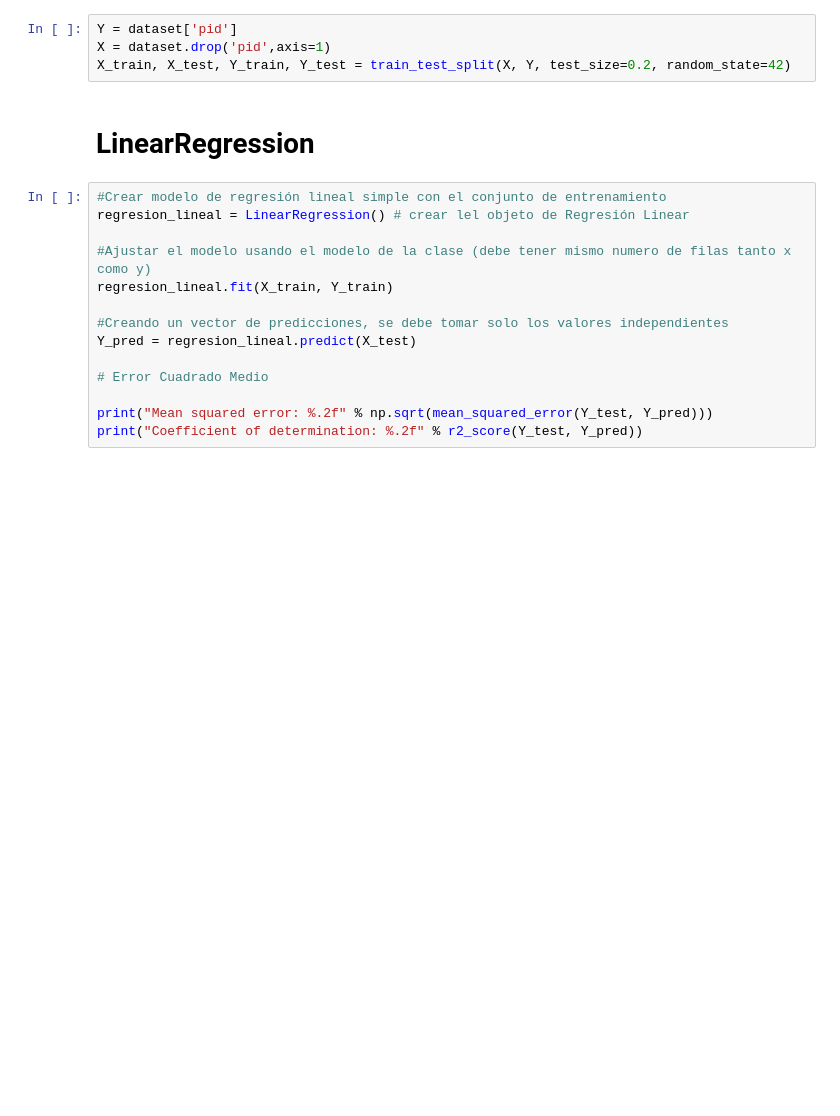
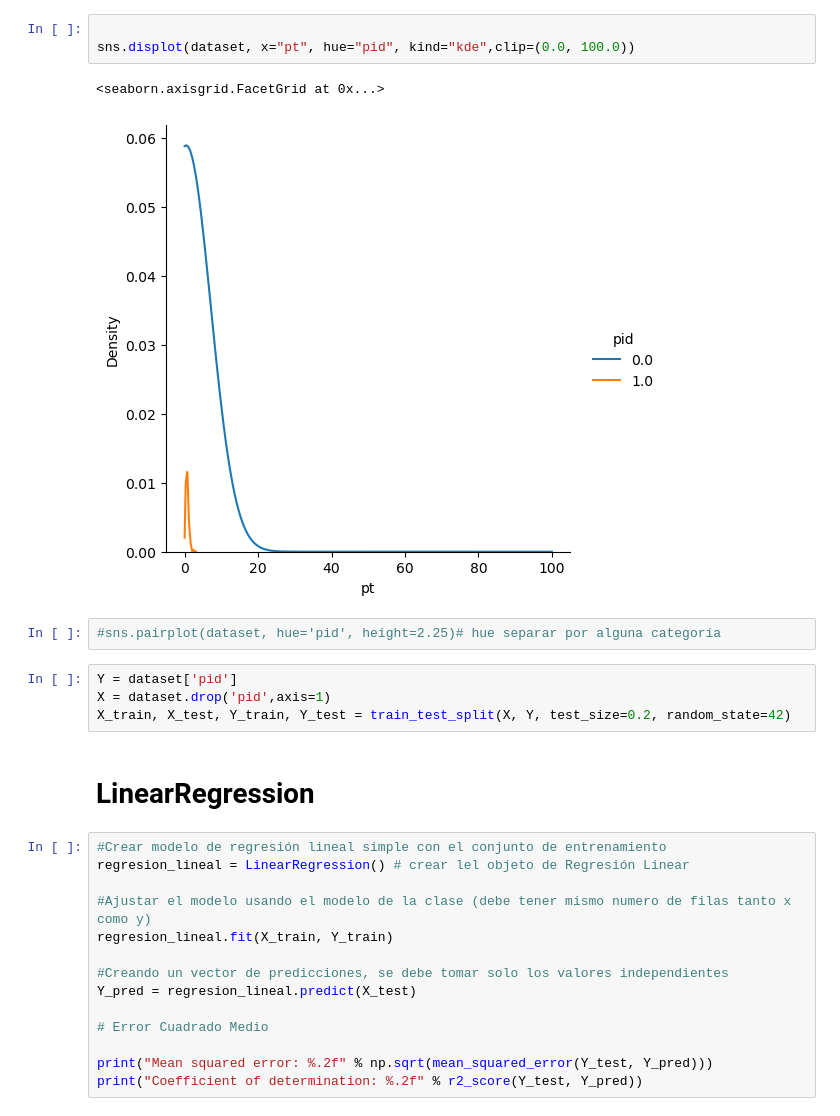
Before and after one commit to isadoji/mspf23, a Jupyter notebook: PID.ipynb, the cells around one changed output. Cells and saved outputs as stored; diff of their text form; blank space fills up the shorter version.

```diff
--- a/PID.ipynb
+++ b/PID.ipynb
@@ -81,4 +91,12 @@ print(pd.value_counts(dataset['pid'], sort = True))
 Name: pid, dtype: int64
+# %%
+
+sns.displot(dataset, x="pt", hue="pid", kind="kde",clip=(0.0, 100.0))
+# %% [output]
+<seaborn.axisgrid.FacetGrid at 0x...>
+[figure, added]
+# %%
+#sns.pairplot(dataset, hue='pid', height=2.25)# hue separar por alguna categoría
 # %%
 Y = dataset['pid']
 X = dataset.drop('pid',axis=1)
```
Also changed, not shown: parts of 13 cells of this notebook, 1 other file.
